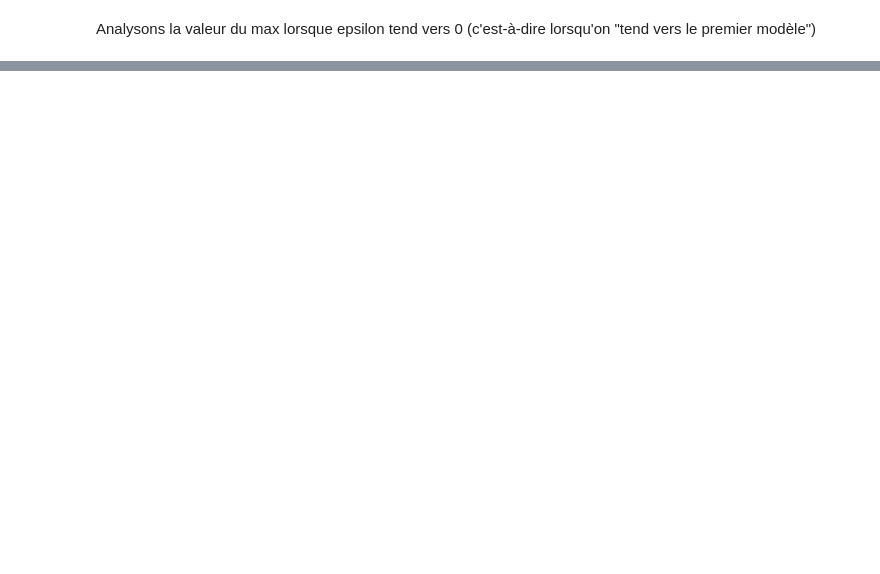
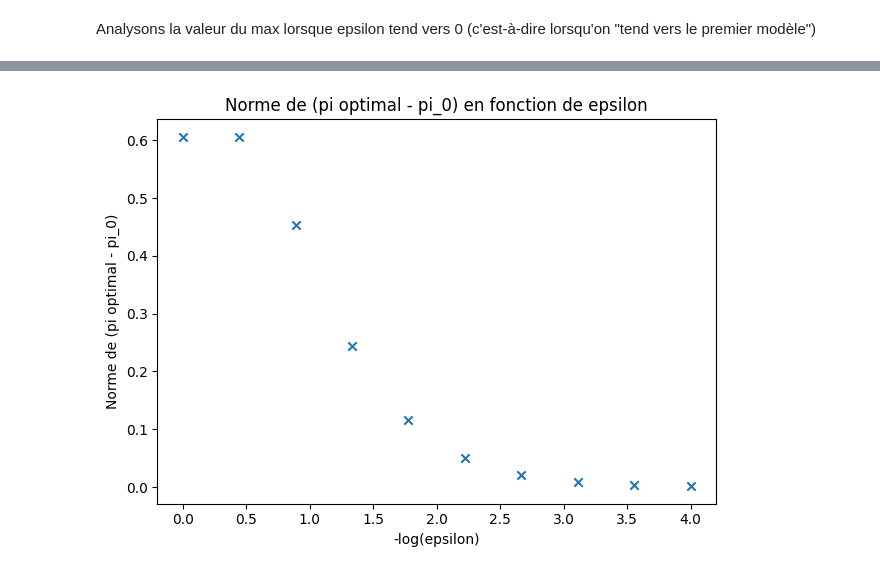
Before and after one commit to natael-regnier/Projet-RI, a Jupyter notebook: Notebook.ipynb, the cells around one changed output, grey strips where cells are left out. Cells and saved outputs as stored; diff of their text form; code cells hidden in the pictures; blank space fills up the shorter version.

```diff
--- a/Notebook.ipynb
+++ b/Notebook.ipynb
@@ -330,0 +341,10 @@ plt.show()
+# %%
+plt.scatter(np.array(puissances), norm_differences, marker='x')
+plt.xlabel("-log(epsilon)")
+plt.ylabel("Norme de (pi optimal - pi_0)")
+plt.title("Norme de (pi optimal - pi_0) en fonction de epsilon")
+
+plt.tight_layout()
+plt.show()
+# %% [output]
+[figure, added]
```
Also changed, not shown: parts of 6 cells of this notebook.
